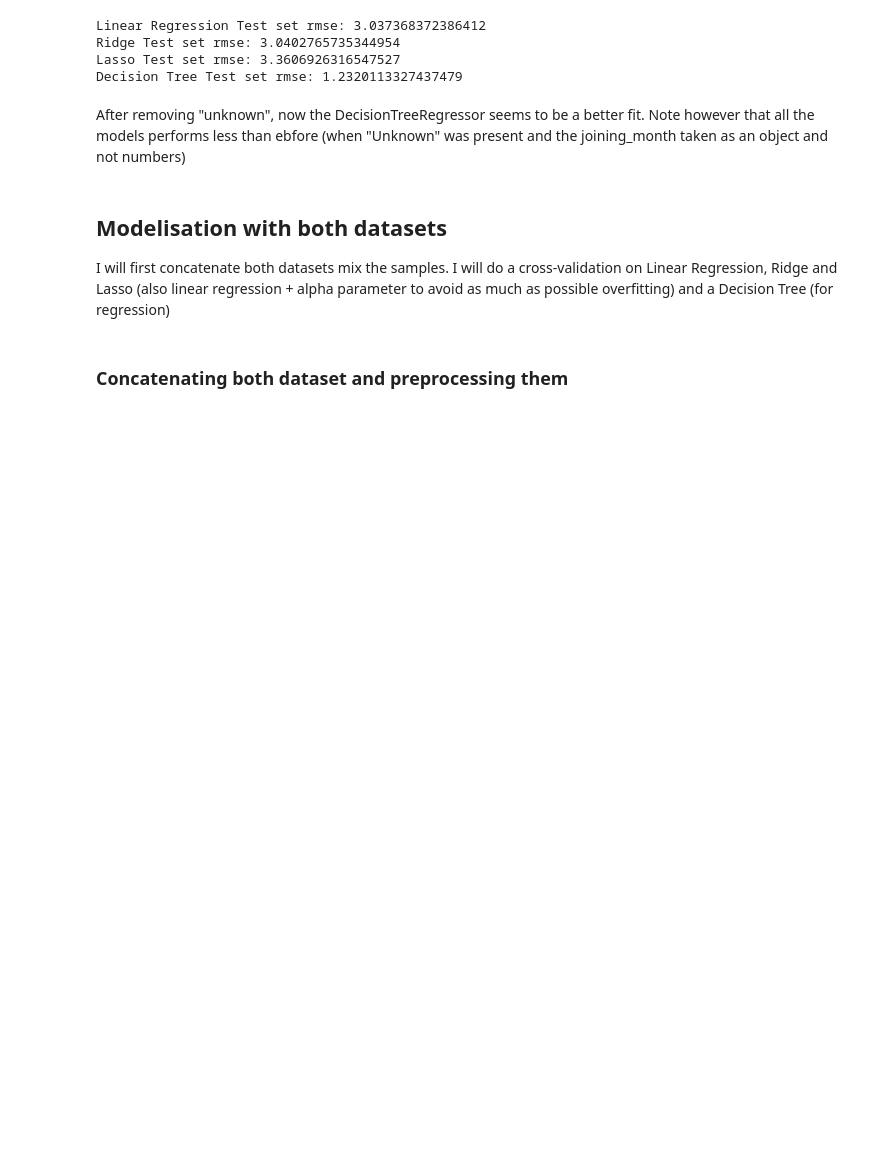
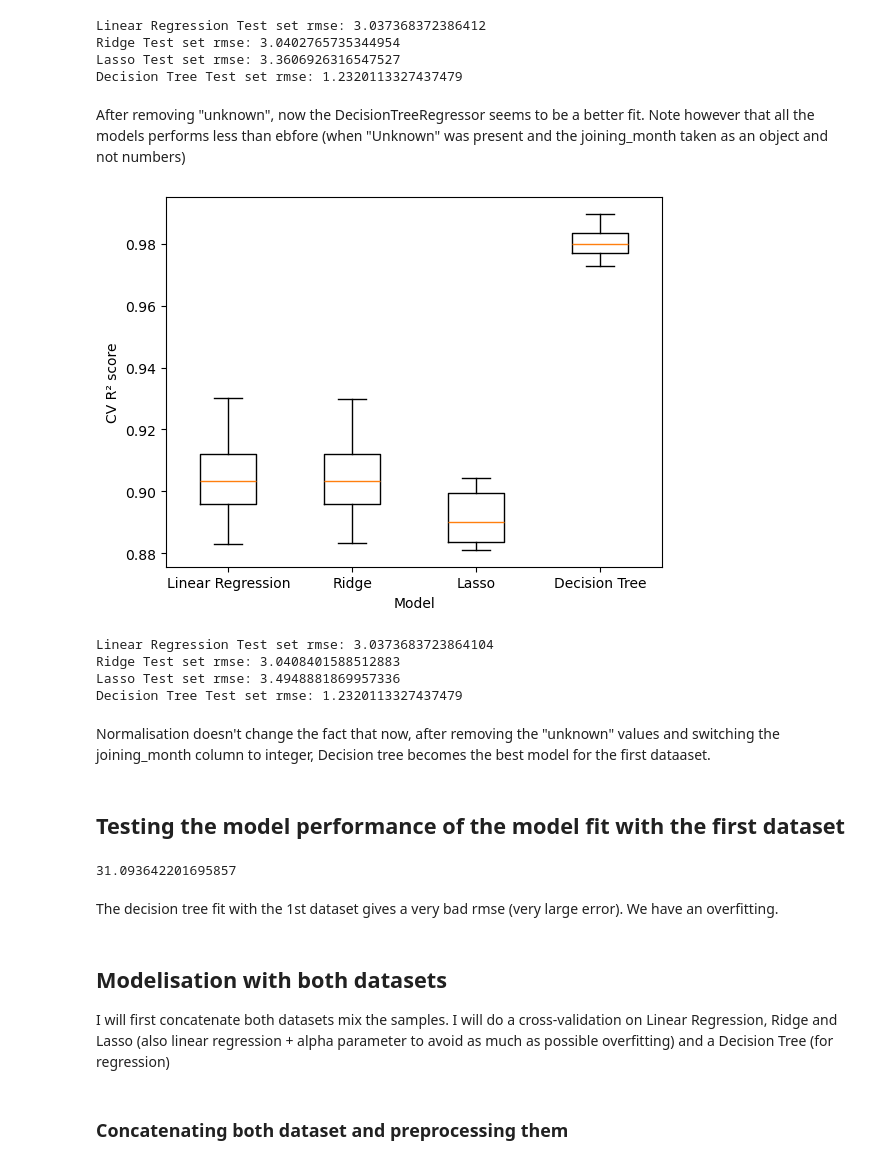
Before and after one commit to flylight-max/EDA_exam_CodeOp, a Jupyter notebook: analysis.ipynb, the cells around one changed output. Drawn from its saved outputs; the diff is of its cells as text; code cells hidden in the pictures; blank space fills up the shorter version.

```diff
--- a/analysis.ipynb
+++ b/analysis.ipynb
@@ -1047,6 +1043,32 @@ Decision Tree Test set rmse: 1.2320113327437479
 After removing "unknown", now the DecisionTreeRegressor seems to be a better fit. Note however that all the models performs less than ebfore (when "Unknown" was present and the joining_month taken as an object and not numbers)
 # %%
 #Try with rescaling to the max
+new_X_train_scaled = Max_norm.fit_transform(new_X_train)
+new_X_test_scaled = Max_norm.transform(new_X_test)
+
+visu_cv_score(models,new_X_train_scaled,new_y_train)
+# %% [output]
+[figure, added]
+# %%
+rmse_regression_models(models,new_X_train_scaled,new_y_train,new_X_test_scaled,new_y_test)
+# %% [output]
+Linear Regression Test set rmse: 3.0373683723864104
+Ridge Test set rmse: 3.0408401588512883
+Lasso Test set rmse: 3.4948881869957336
+Decision Tree Test set rmse: 1.2320113327437479
+# %% [markdown]
+Normalisation doesn't change the fact that now, after removing the "unknown" values and switching the joining_month column to integer, Decision tree becomes the best model for the first dataaset.
+# %% [markdown]
+## **Testing the model performance of the model fit with the first dataset**
+# %%
+DecTreeReg.fit(new_X_train,new_y_train)
+test_pred_mit1stData = DecTreeReg.predict(X_train_test)
+rmse_decTree_1stDataset = MSE(y_train_test,test_pred_mit1stData) ** (1/2)
+print(rmse_decTree_1stDataset)
+# %% [output]
+31.093642201695857
+# %% [markdown]
+The decision tree fit with the 1st dataset gives a very bad rmse (very large error). We have an overfitting.
 # %% [markdown]
 ## **Modelisation with both datasets**
 I will first concatenate both datasets mix the samples. I will do a cross-validation on Linear Regression, Ridge and Lasso (also linear regression + alpha parameter to avoid as much as possible overfitting) and a Decision Tree (for regression)
```
Also changed, not shown: parts of 31 cells of this notebook.
